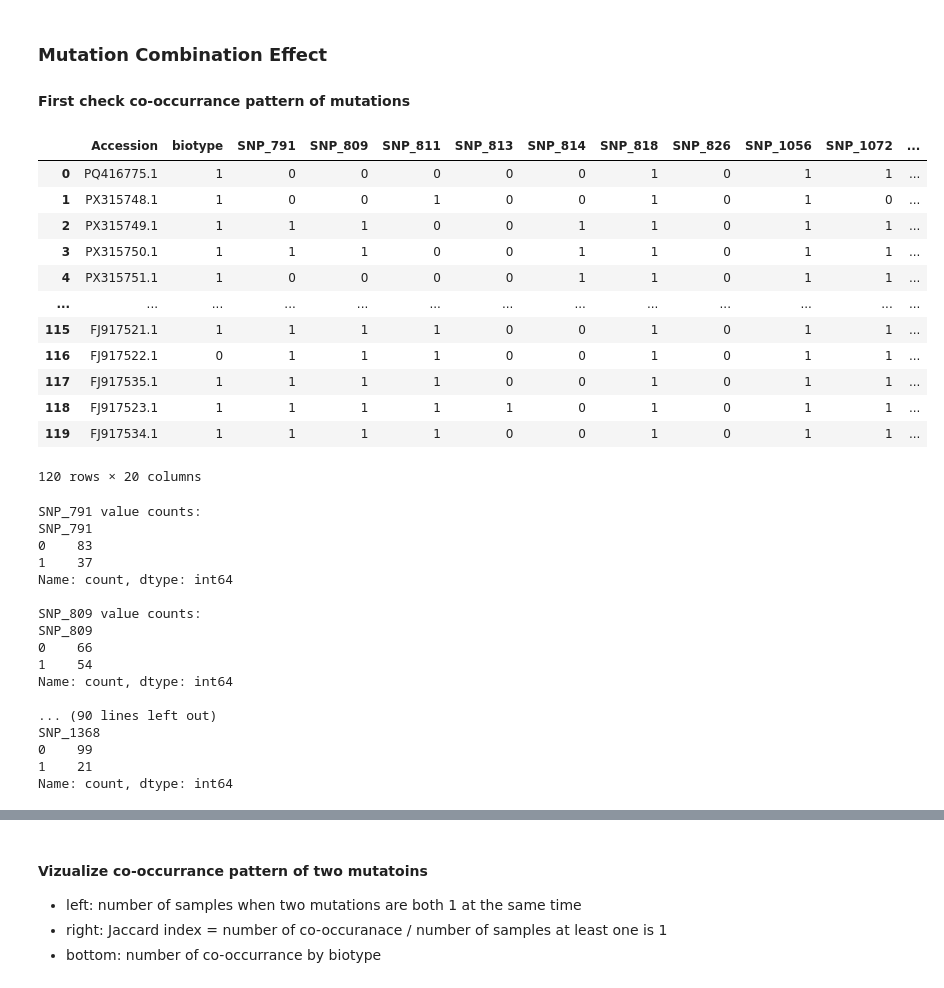
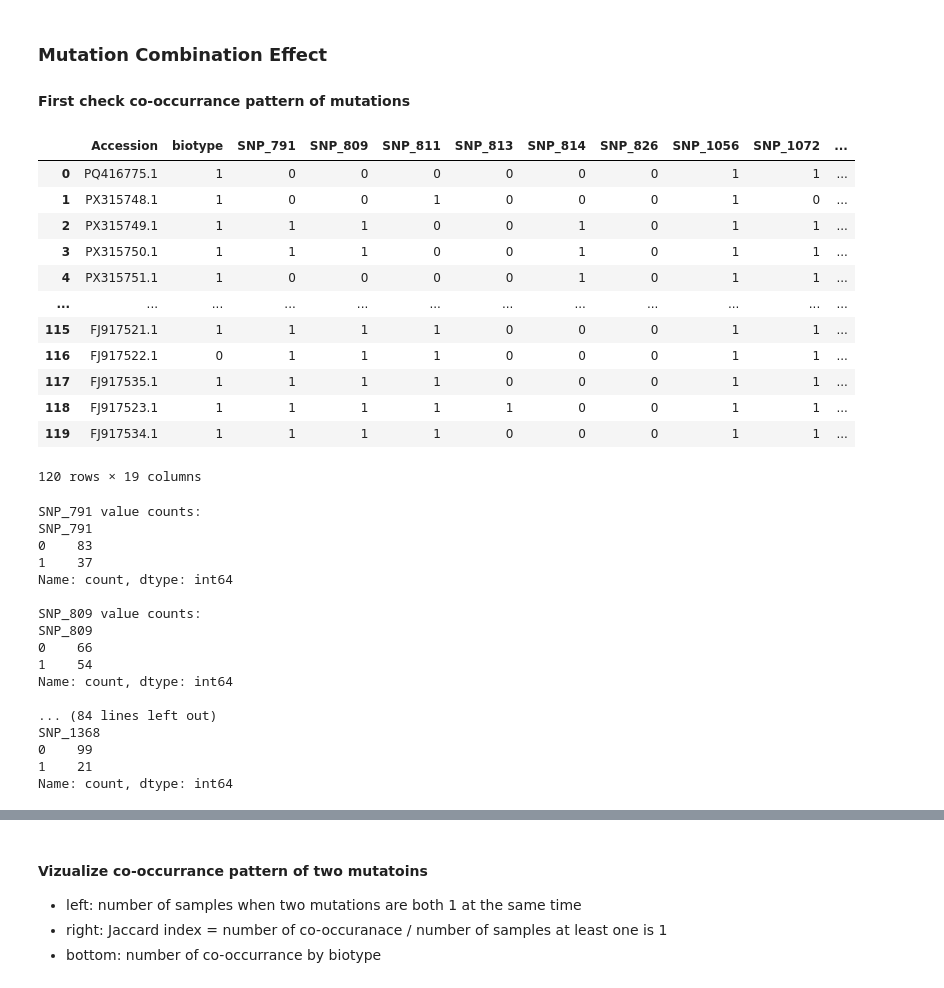
Before and after one commit to skawakubo/FCoV-evolution, a Jupyter notebook: FCoV_spike_mutation_combination_effect/mutation_combination_effect_all_snp.ipynb, the cells around one changed output, grey strips where cells are left out. Saved outputs shown, nothing was run; the diff lists cells and outputs as text; code cells hidden in the pictures.

```diff
--- a/FCoV_spike_mutation_combination_effect/mutation_combination_effect_all_snp.ipynb
+++ b/FCoV_spike_mutation_combination_effect/mutation_combination_effect_all_snp.ipynb
@@ -14,30 +14,32 @@ plt.style.use("seaborn-v0_8-whitegrid")
 # %%
 df_biotype = pd.read_csv("treeWAS_phen_dates.csv")
 df_snps = pd.read_csv("phen_scores_dates.csv")
 df_snps = df_snps.rename(columns={"Unnamed: 0": "Accession"})
 
 df_all = pd.merge(df_biotype, df_snps, on="Accession")
+# SNP_818はFCSの直後でアライメントが難しく、variableになっているためのぞく
+df_all = df_all.drop(columns=["SNP_818"])
 snp_cols = [col for col in df_all.columns if col.startswith("SNP_")]
 
 df_all["biotype"] = df_all["biotype"].astype(int)
 for col in snp_cols:
     df_all[col] = df_all[col].astype(int)
 
 df_all
 # %% [output]
-|  | Accession | biotype | SNP_791 | SNP_809 | SNP_811 | SNP_813 | SNP_814 | SNP_818 | SNP_826 | SNP_1056 | SNP_1072 | ... |
-| 0 | PQ416775.1 | 1 | 0 | 0 | 0 | 0 | 0 | 1 | 0 | 1 | 1 | ... |
-| 1 | PX315748.1 | 1 | 0 | 0 | 1 | 0 | 0 | 1 | 0 | 1 | 0 | ... |
-| 2 | PX315749.1 | 1 | 1 | 1 | 0 | 0 | 1 | 1 | 0 | 1 | 1 | ... |
-| 3 | PX315750.1 | 1 | 1 | 1 | 0 | 0 | 1 | 1 | 0 | 1 | 1 | ... |
-| 4 | PX315751.1 | 1 | 0 | 0 | 0 | 0 | 1 | 1 | 0 | 1 | 1 | ... |
-| ... | ... | ... | ... | ... | ... | ... | ... | ... | ... | ... | ... | ... |
-| 115 | FJ917521.1 | 1 | 1 | 1 | 1 | 0 | 0 | 1 | 0 | 1 | 1 | ... |
-| 116 | FJ917522.1 | 0 | 1 | 1 | 1 | 0 | 0 | 1 | 0 | 1 | 1 | ... |
-| 117 | FJ917535.1 | 1 | 1 | 1 | 1 | 0 | 0 | 1 | 0 | 1 | 1 | ... |
-| 118 | FJ917523.1 | 1 | 1 | 1 | 1 | 1 | 0 | 1 | 0 | 1 | 1 | ... |
-| 119 | FJ917534.1 | 1 | 1 | 1 | 1 | 0 | 0 | 1 | 0 | 1 | 1 | ... |
+|  | Accession | biotype | SNP_791 | SNP_809 | SNP_811 | SNP_813 | SNP_814 | SNP_826 | SNP_1056 | SNP_1072 | ... |
+| 0 | PQ416775.1 | 1 | 0 | 0 | 0 | 0 | 0 | 0 | 1 | 1 | ... |
+| 1 | PX315748.1 | 1 | 0 | 0 | 1 | 0 | 0 | 0 | 1 | 0 | ... |
+| 2 | PX315749.1 | 1 | 1 | 1 | 0 | 0 | 1 | 0 | 1 | 1 | ... |
+| 3 | PX315750.1 | 1 | 1 | 1 | 0 | 0 | 1 | 0 | 1 | 1 | ... |
+| 4 | PX315751.1 | 1 | 0 | 0 | 0 | 0 | 1 | 0 | 1 | 1 | ... |
+| ... | ... | ... | ... | ... | ... | ... | ... | ... | ... | ... | ... |
+| 115 | FJ917521.1 | 1 | 1 | 1 | 1 | 0 | 0 | 0 | 1 | 1 | ... |
+| 116 | FJ917522.1 | 0 | 1 | 1 | 1 | 0 | 0 | 0 | 1 | 1 | ... |
+| 117 | FJ917535.1 | 1 | 1 | 1 | 1 | 0 | 0 | 0 | 1 | 1 | ... |
+| 118 | FJ917523.1 | 1 | 1 | 1 | 1 | 1 | 0 | 0 | 1 | 1 | ... |
+| 119 | FJ917534.1 | 1 | 1 | 1 | 1 | 0 | 0 | 0 | 1 | 1 | ... |
-120 rows × 20 columns
+120 rows × 19 columns
 # %%
 # values count for each SNP
 for col in snp_cols:
@@ -57,7 +59,7 @@ SNP_809
 1    54
 Name: count, dtype: int64
 
-... (90 lines left out)
+... (84 lines left out)
 SNP_1368
 0    99
 1    21
```
Also changed, not shown: parts of 8 cells of this notebook, 10 other files.
